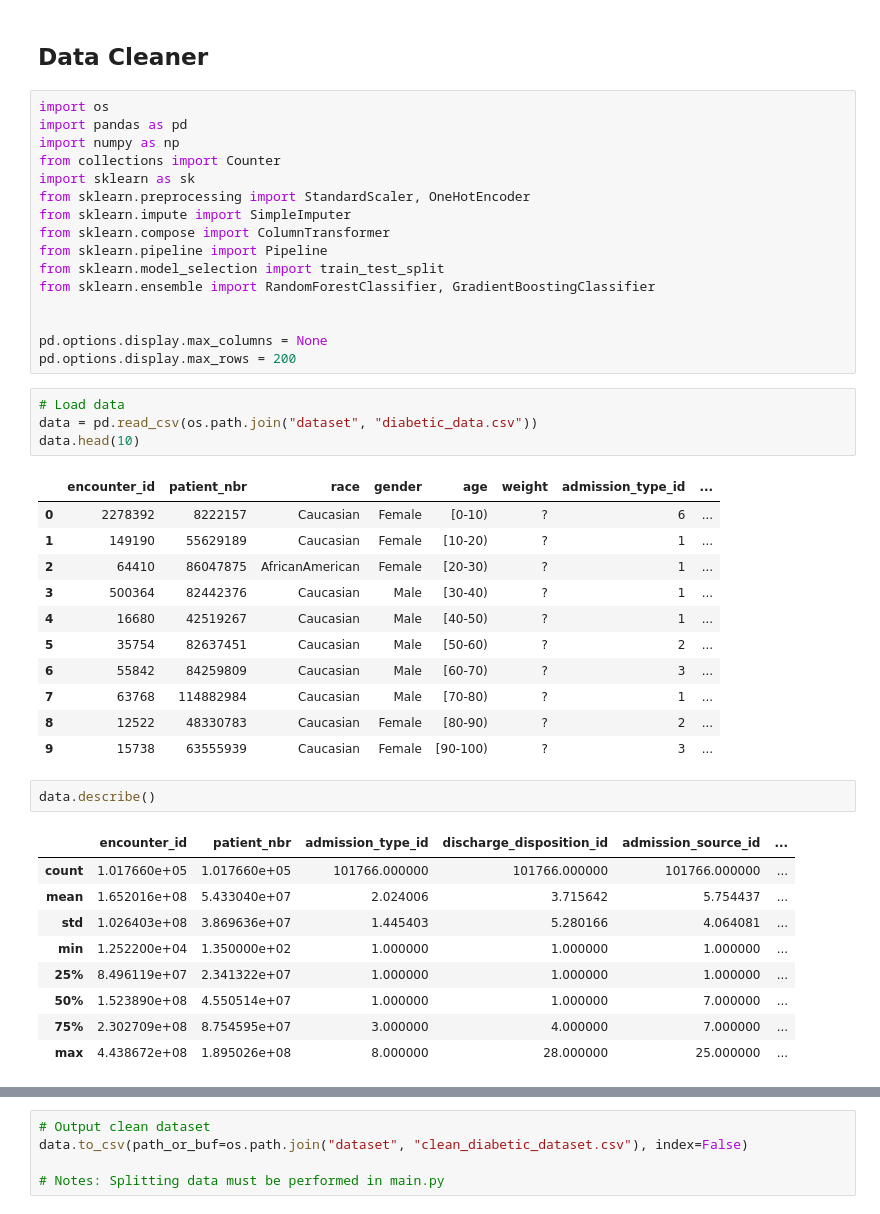
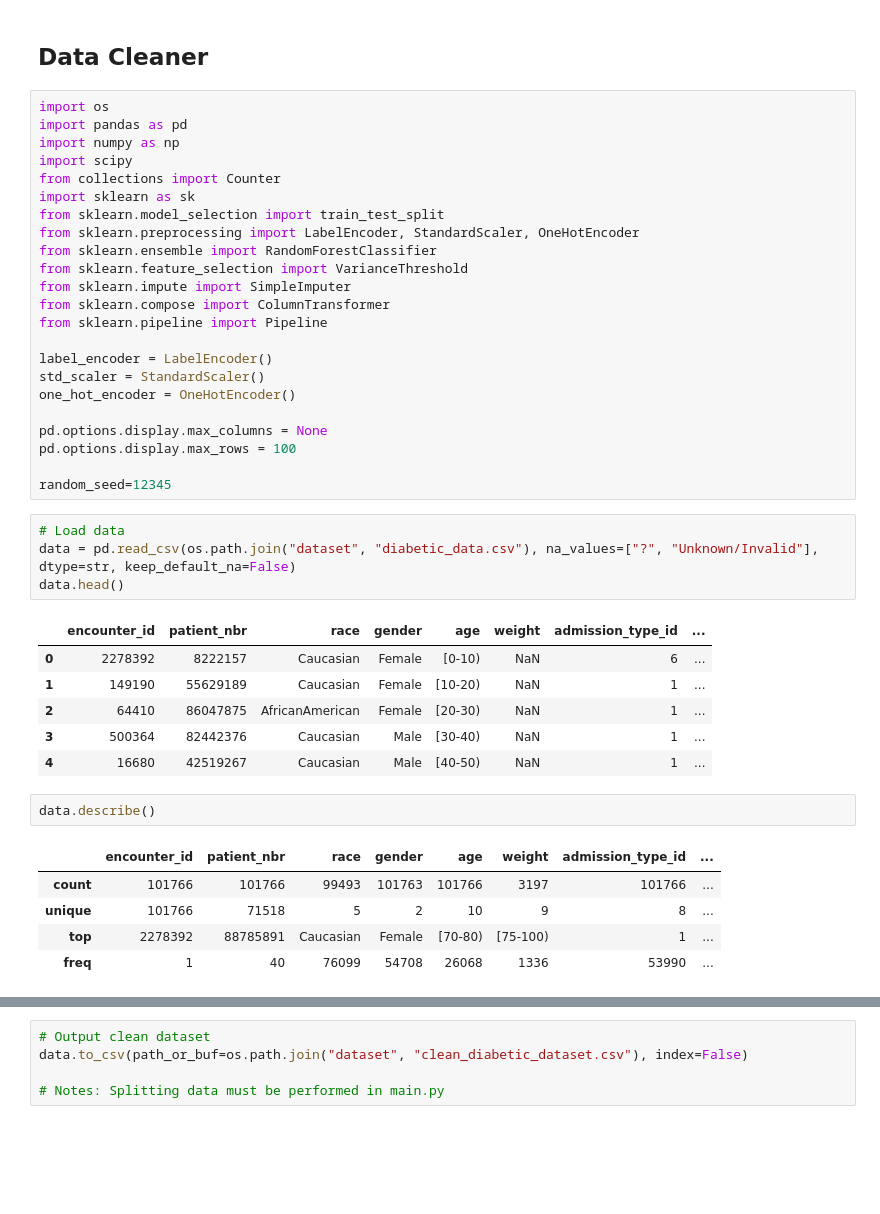
Before and after one commit to minhngo3818/cs178-diabetes-project, a Jupyter notebook: cleaner.ipynb, the cells around one changed output, grey strips where cells are left out. Cells and saved outputs as stored; diff of their text form; blank space fills up the shorter version.

Commit message:
clean.py and clean dataset

```diff
--- a/cleaner.ipynb
+++ b/cleaner.ipynb
@@ -4,43 +4,41 @@
 import os
 import pandas as pd
 import numpy as np
+import scipy
 from collections import Counter
 import sklearn as sk
-from sklearn.preprocessing import StandardScaler, OneHotEncoder
+from sklearn.model_selection import train_test_split
+from sklearn.preprocessing import LabelEncoder, StandardScaler, OneHotEncoder
+from sklearn.ensemble import RandomForestClassifier
+from sklearn.feature_selection import VarianceThreshold
 from sklearn.impute import SimpleImputer
 from sklearn.compose import ColumnTransformer
 from sklearn.pipeline import Pipeline
-from sklearn.model_selection import train_test_split
-from sklearn.ensemble import RandomForestClassifier, GradientBoostingClassifier
 
+label_encoder = LabelEncoder()
+std_scaler = StandardScaler()
+one_hot_encoder = OneHotEncoder()
 
 pd.options.display.max_columns = None
-pd.options.display.max_rows = 200
+pd.options.display.max_rows = 100
+
+random_seed=12345
 # %%
 # Load data
-data = pd.read_csv(os.path.join("dataset", "diabetic_data.csv"))
-data.head(10)
+data = pd.read_csv(os.path.join("dataset", "diabetic_data.csv"), na_values=["?", "Unknown/Invalid"], dtype=str, keep_default_na=False)
+data.head()
 # %% [output]
 |  | encounter_id | patient_nbr | race | gender | age | weight | admission_type_id | ... |
-| 0 | 2278392 | 8222157 | Caucasian | Female | [0-10) | ? | 6 | ... |
-| 1 | 149190 | 55629189 | Caucasian | Female | [10-20) | ? | 1 | ... |
-| 2 | 64410 | 86047875 | AfricanAmerican | Female | [20-30) | ? | 1 | ... |
-| 3 | 500364 | 82442376 | Caucasian | Male | [30-40) | ? | 1 | ... |
-| 4 | 16680 | 42519267 | Caucasian | Male | [40-50) | ? | 1 | ... |
-| 5 | 35754 | 82637451 | Caucasian | Male | [50-60) | ? | 2 | ... |
-| 6 | 55842 | 84259809 | Caucasian | Male | [60-70) | ? | 3 | ... |
-| 7 | 63768 | 114882984 | Caucasian | Male | [70-80) | ? | 1 | ... |
-| 8 | 12522 | 48330783 | Caucasian | Female | [80-90) | ? | 2 | ... |
-| 9 | 15738 | 63555939 | Caucasian | Female | [90-100) | ? | 3 | ... |
+| 0 | 2278392 | 8222157 | Caucasian | Female | [0-10) | NaN | 6 | ... |
+| 1 | 149190 | 55629189 | Caucasian | Female | [10-20) | NaN | 1 | ... |
+| 2 | 64410 | 86047875 | AfricanAmerican | Female | [20-30) | NaN | 1 | ... |
+| 3 | 500364 | 82442376 | Caucasian | Male | [30-40) | NaN | 1 | ... |
+| 4 | 16680 | 42519267 | Caucasian | Male | [40-50) | NaN | 1 | ... |
 # %%
 data.describe()
 # %% [output]
-|  | encounter_id | patient_nbr | admission_type_id | discharge_disposition_id | admission_source_id | ... |
-| count | 1.017660e+05 | 1.017660e+05 | 101766.000000 | 101766.000000 | 101766.000000 | ... |
-| mean | 1.652016e+08 | 5.433040e+07 | 2.024006 | 3.715642 | 5.754437 | ... |
-| std | 1.026403e+08 | 3.869636e+07 | 1.445403 | 5.280166 | 4.064081 | ... |
-| min | 1.252200e+04 | 1.350000e+02 | 1.000000 | 1.000000 | 1.000000 | ... |
-| 25% | 8.496119e+07 | 2.341322e+07 | 1.000000 | 1.000000 | 1.000000 | ... |
-| 50% | 1.523890e+08 | 4.550514e+07 | 1.000000 | 1.000000 | 7.000000 | ... |
-| 75% | 2.302709e+08 | 8.754595e+07 | 3.000000 | 4.000000 | 7.000000 | ... |
-| max | 4.438672e+08 | 1.895026e+08 | 8.000000 | 28.000000 | 25.000000 | ... |
+|  | encounter_id | patient_nbr | race | gender | age | weight | admission_type_id | ... |
+| count | 101766 | 101766 | 99493 | 101763 | 101766 | 3197 | 101766 | ... |
+| unique | 101766 | 71518 | 5 | 2 | 10 | 9 | 8 | ... |
+| top | 2278392 | 88785891 | Caucasian | Female | [70-80) | [75-100) | 1 | ... |
+| freq | 1 | 40 | 76099 | 54708 | 26068 | 1336 | 53990 | ... |
```
Also changed, not shown: parts of 20 cells of this notebook, 1 other file.
